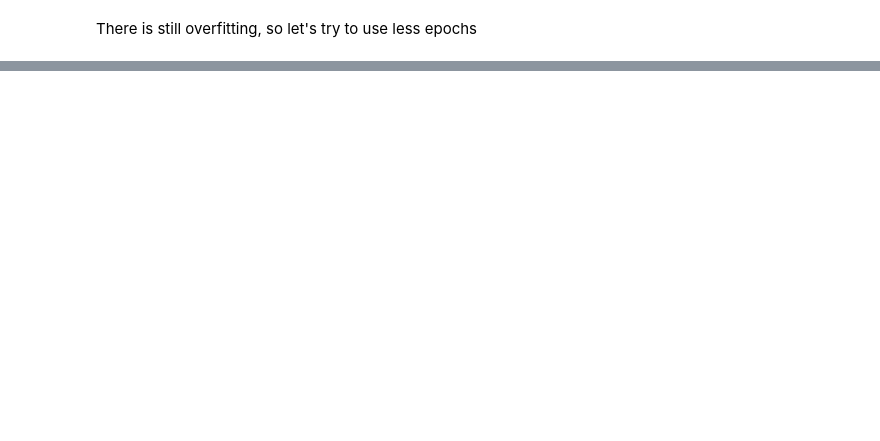
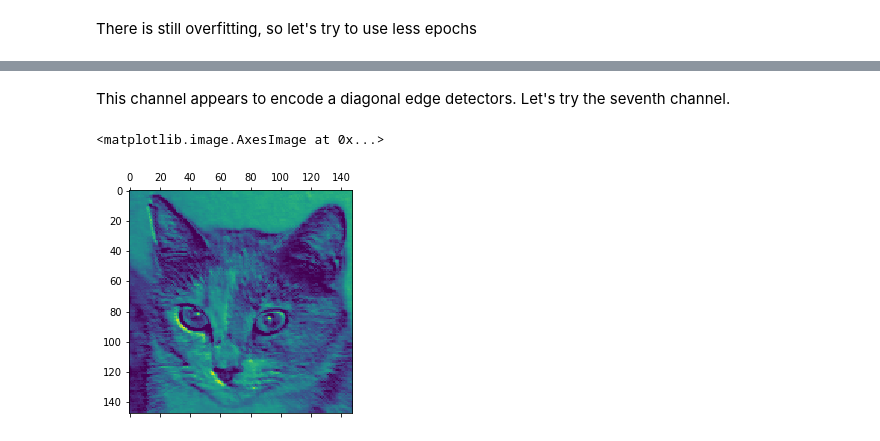
Before and after one commit to JoseRuizCasado/DogCatClassifier, a Jupyter notebook: cat_dog_classifier.ipynb, the cells around one changed output, grey strips where cells are left out. Cells and saved outputs as stored; diff of their text form; code cells hidden in the pictures; blank space fills up the shorter version.

```diff
--- a/cat_dog_classifier.ipynb
+++ b/cat_dog_classifier.ipynb
@@ -426,0 +514,7 @@ model.save('cats_and_dogs_small_2.h5')
+# %% [markdown]
+This channel appears to encode a diagonal edge detectors. Let's try the seventh channel.
+# %%
+plt.matshow(first_layer_activation[0, :, :, 7], cmap='viridis')
+# %% [output]
+<matplotlib.image.AxesImage at 0x...>
+[figure, added]
```
Also changed, not shown: parts of 16 cells of this notebook, 3 other files.
